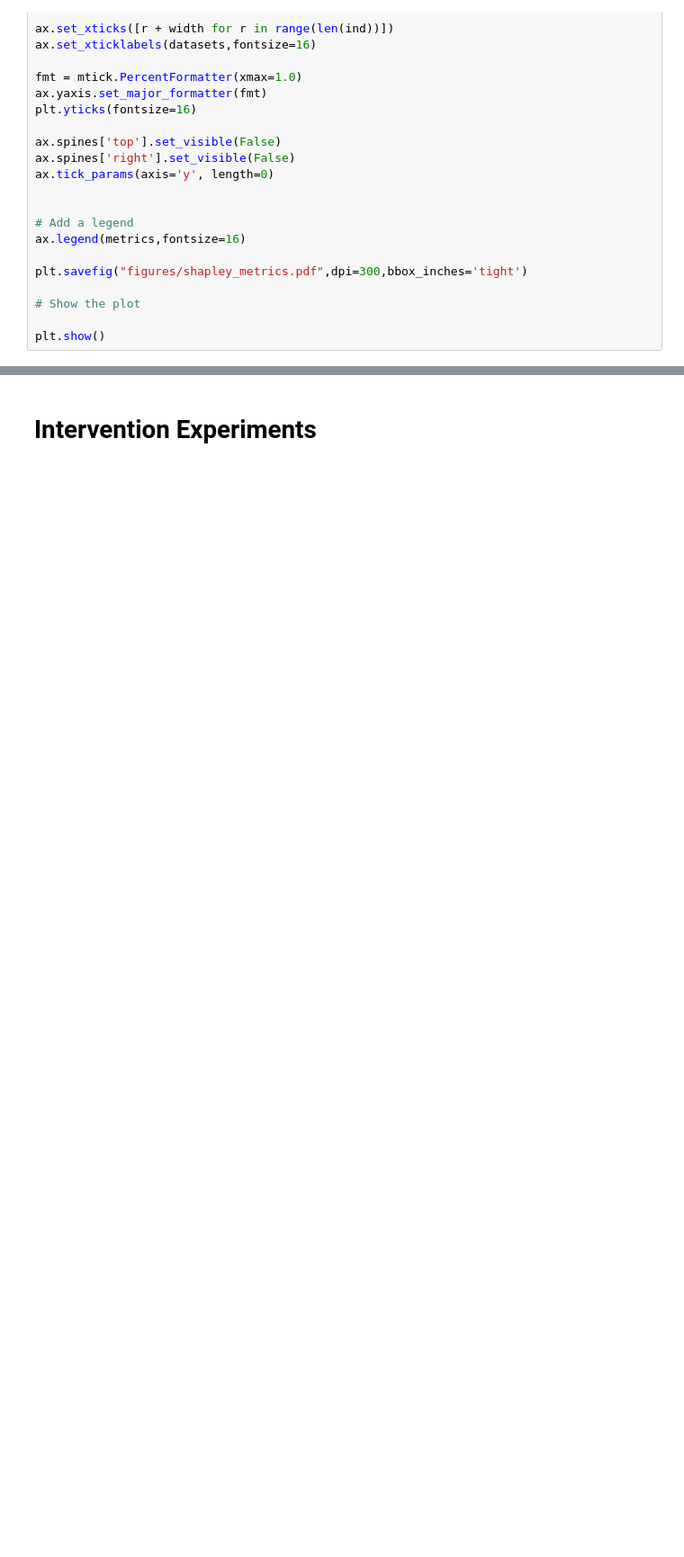
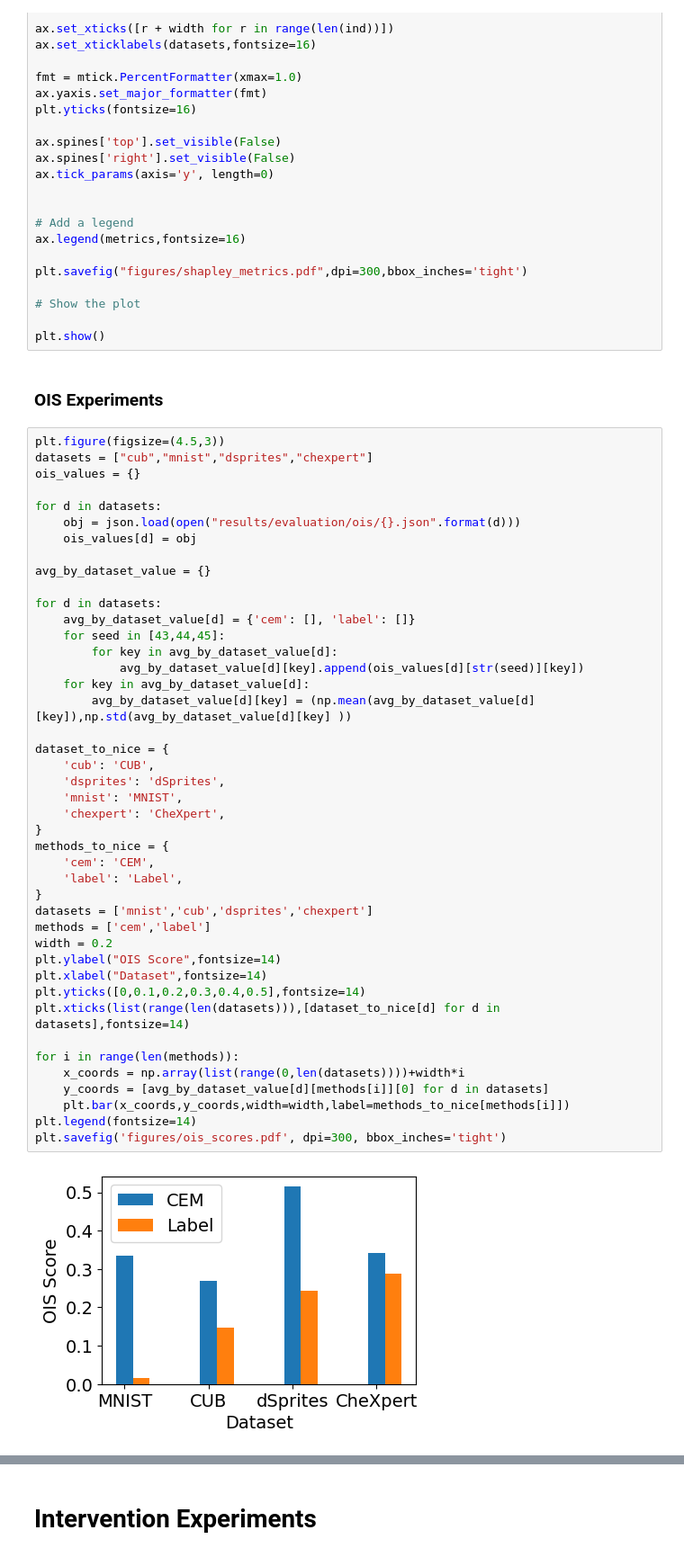
Before and after one commit to naveenr414/Concept-Learning, a Jupyter notebook: scripts/Plotting.ipynb, the cells around one changed output, grey strips where cells are left out. Shown: that part at 90% size. Saved outputs shown, nothing was run; the diff lists cells and outputs as text; blank space fills up the shorter version.

```diff
--- a/scripts/Plotting.ipynb
+++ b/scripts/Plotting.ipynb
@@ -603,3 +606,50 @@ plt.savefig("figures/shapley_metrics.pdf",dpi=300,bbox_inches='tight')
 # Show the plot
 
 plt.show()
+# %% [markdown]
+### OIS Experiments
+# %%
+plt.figure(figsize=(4.5,3))
+datasets = ["cub","mnist","dsprites","chexpert"]
+ois_values = {}
+
+for d in datasets:
+    obj = json.load(open("results/evaluation/ois/{}.json".format(d)))
+    ois_values[d] = obj
+
+avg_by_dataset_value = {}
+
+for d in datasets:
+    avg_by_dataset_value[d] = {'cem': [], 'label': []}
+    for seed in [43,44,45]:
+        for key in avg_by_dataset_value[d]:
+            avg_by_dataset_value[d][key].append(ois_values[d][str(seed)][key])
+    for key in avg_by_dataset_value[d]:
+        avg_by_dataset_value[d][key] = (np.mean(avg_by_dataset_value[d][key]),np.std(avg_by_dataset_value[d][key] ))
+
+dataset_to_nice = {
+    'cub': 'CUB',
+    'dsprites': 'dSprites',
+    'mnist': 'MNIST',
+    'chexpert': 'CheXpert',
+}
+methods_to_nice = {
+    'cem': 'CEM',
+    'label': 'Label',
+}
+datasets = ['mnist','cub','dsprites','chexpert']
+methods = ['cem','label']
+width = 0.2
+plt.ylabel("OIS Score",fontsize=14)
+plt.xlabel("Dataset",fontsize=14)
+plt.yticks([0,0.1,0.2,0.3,0.4,0.5],fontsize=14)
+plt.xticks(list(range(len(datasets))),[dataset_to_nice[d] for d in datasets],fontsize=14)
+
+for i in range(len(methods)):
+    x_coords = np.array(list(range(0,len(datasets))))+width*i
+    y_coords = [avg_by_dataset_value[d][methods[i]][0] for d in datasets]
+    plt.bar(x_coords,y_coords,width=width,label=methods_to_nice[methods[i]])
+plt.legend(fontsize=14)
+plt.savefig('figures/ois_scores.pdf', dpi=300, bbox_inches='tight')
+# %% [output]
+[figure, added]
```
Also changed, not shown: parts of 8 cells of this notebook, 17 other files.
